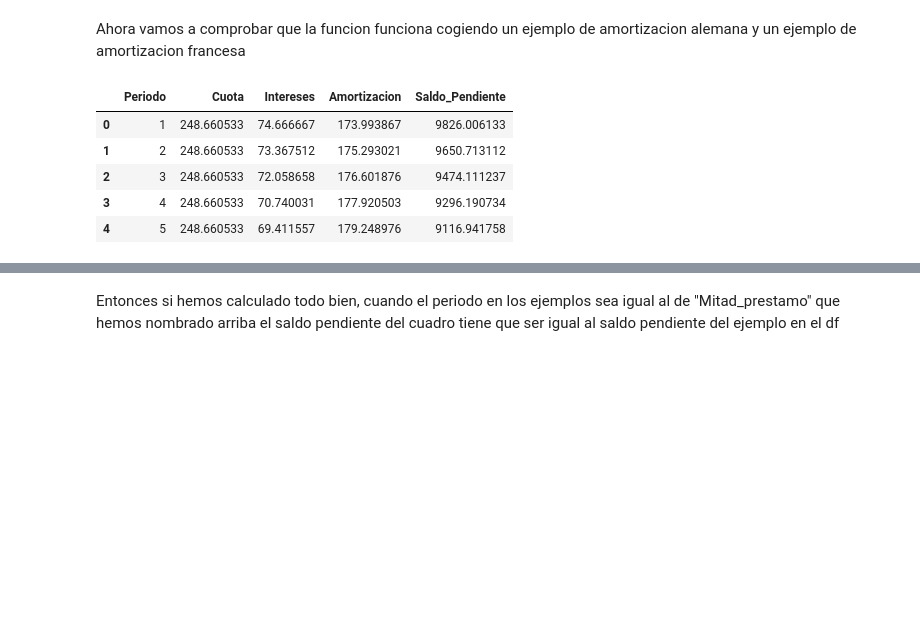
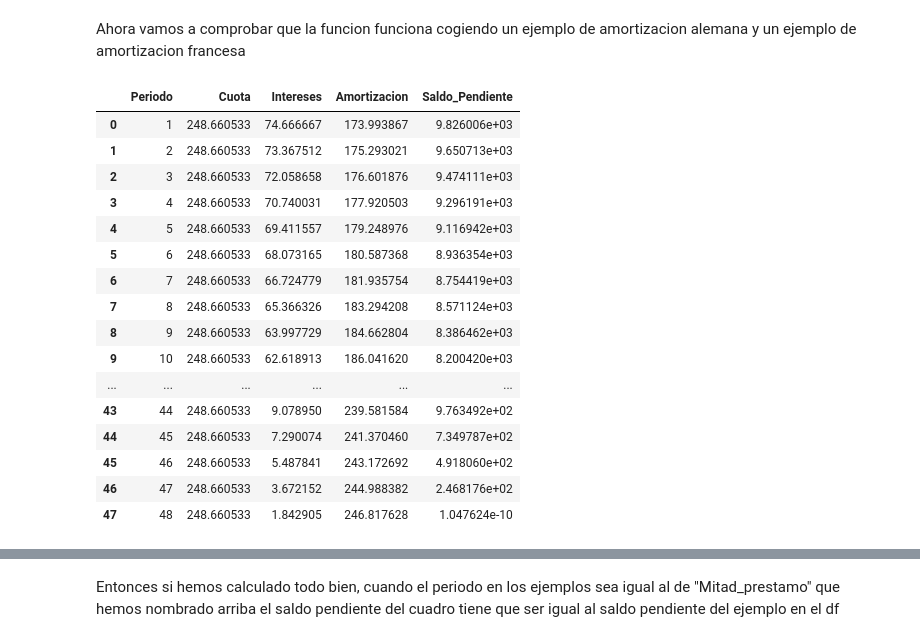
Before and after one commit to Guilleurre/Reto-05-Grupo-Verde-Oscuro, a Jupyter notebook: Calculo_de_amortizaciones.ipynb, the cells around one changed output, grey strips where cells are left out. Cells and saved outputs as stored; diff of their text form; code cells hidden in the pictures; blank space fills up the shorter version.

```diff
--- a/Calculo_de_amortizaciones.ipynb
+++ b/Calculo_de_amortizaciones.ipynb
@@ -258,18 +259,29 @@ Ahora vamos a comprobar que la funcion funciona cogiendo un ejemplo de amortizac
 # %%
 ejemplo_frances = df[df["Sistema_Elegido"] == "Frances"].iloc[0] #cogemos el primer prestamo del df al que le hemos asignado la amortización francesa
 ejemplo_aleman = df[df["Sistema_Elegido"] == "Aleman"].iloc[0]  #cogemos el primer prestamo del df al que le hemos asignado la amortización alemana
 
 #llamamos a la funcion en cada caso
 
 cuadro_fr = cuadro_amortizacion(ejemplo_frances["Monto_Inicial"], ejemplo_frances["Ratio_Interes"], ejemplo_frances["Duracion"], "Frances")
 cuadro_al = cuadro_amortizacion(ejemplo_aleman["Monto_Inicial"], ejemplo_aleman["Ratio_Interes"], ejemplo_aleman["Duracion"], "Aleman")
 
-cuadro_fr.head()
+display(cuadro_fr)
 # %% [output]
 |  | Periodo | Cuota | Intereses | Amortizacion | Saldo_Pendiente |
-| 0 | 1 | 248.660533 | 74.666667 | 173.993867 | 9826.006133 |
-| 1 | 2 | 248.660533 | 73.367512 | 175.293021 | 9650.713112 |
-| 2 | 3 | 248.660533 | 72.058658 | 176.601876 | 9474.111237 |
-| 3 | 4 | 248.660533 | 70.740031 | 177.920503 | 9296.190734 |
-| 4 | 5 | 248.660533 | 69.411557 | 179.248976 | 9116.941758 |
+| 0 | 1 | 248.660533 | 74.666667 | 173.993867 | 9.826006e+03 |
+| 1 | 2 | 248.660533 | 73.367512 | 175.293021 | 9.650713e+03 |
+| 2 | 3 | 248.660533 | 72.058658 | 176.601876 | 9.474111e+03 |
+| 3 | 4 | 248.660533 | 70.740031 | 177.920503 | 9.296191e+03 |
+| 4 | 5 | 248.660533 | 69.411557 | 179.248976 | 9.116942e+03 |
+| 5 | 6 | 248.660533 | 68.073165 | 180.587368 | 8.936354e+03 |
+| 6 | 7 | 248.660533 | 66.724779 | 181.935754 | 8.754419e+03 |
+| 7 | 8 | 248.660533 | 65.366326 | 183.294208 | 8.571124e+03 |
+| 8 | 9 | 248.660533 | 63.997729 | 184.662804 | 8.386462e+03 |
+| 9 | 10 | 248.660533 | 62.618913 | 186.041620 | 8.200420e+03 |
+| ... | ... | ... | ... | ... | ... |
+| 43 | 44 | 248.660533 | 9.078950 | 239.581584 | 9.763492e+02 |
+| 44 | 45 | 248.660533 | 7.290074 | 241.370460 | 7.349787e+02 |
+| 45 | 46 | 248.660533 | 5.487841 | 243.172692 | 4.918060e+02 |
+| 46 | 47 | 248.660533 | 3.672152 | 244.988382 | 2.468176e+02 |
+| 47 | 48 | 248.660533 | 1.842905 | 246.817628 | 1.047624e-10 |
 # %%
```
Also changed, not shown: parts of 9 cells of this notebook.
